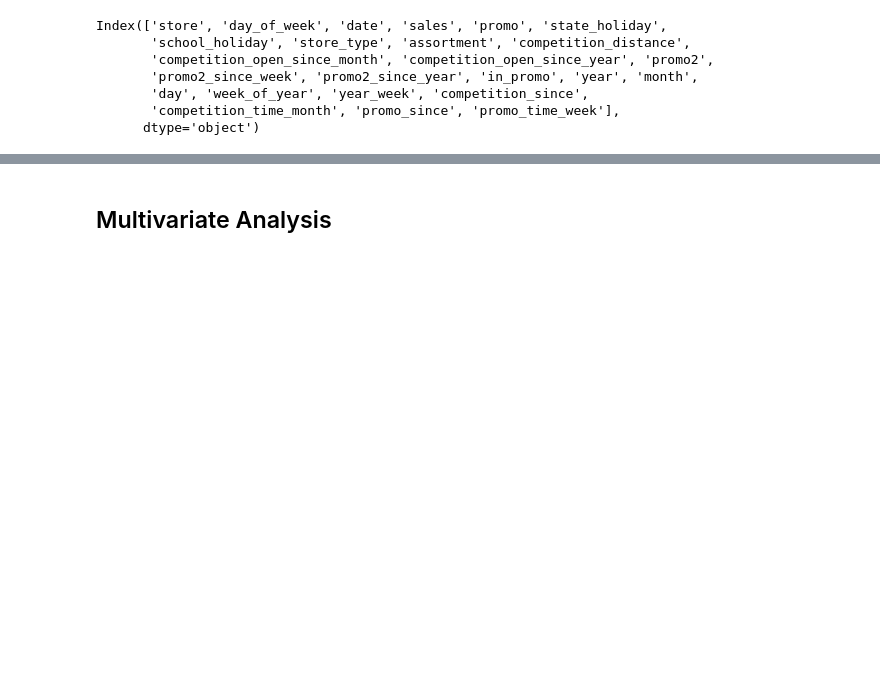
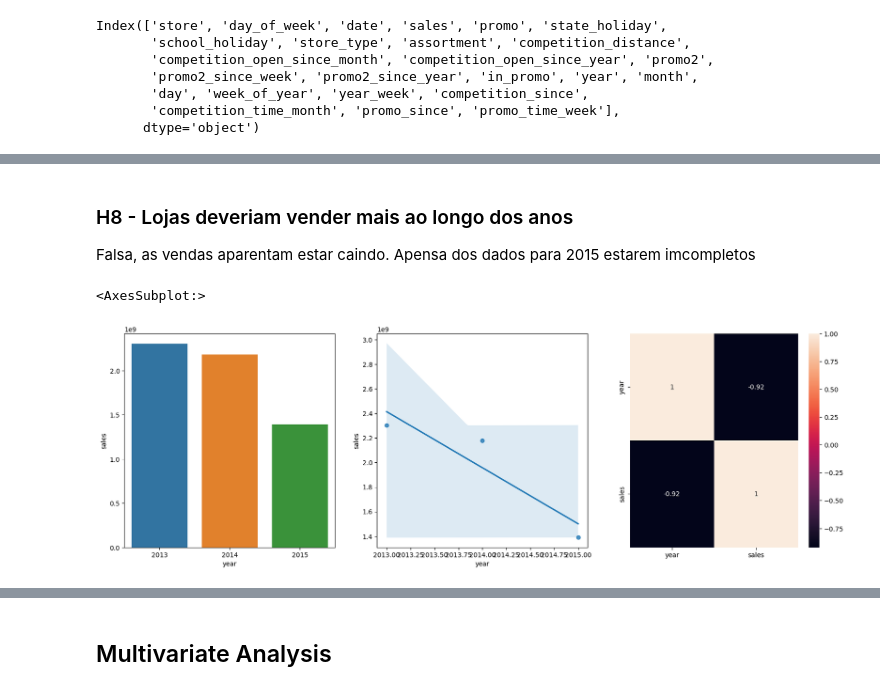
Before and after one commit to biazotogabriel/ds_em_producao, a Jupyter notebook: notebook.ipynb, the cells around one changed output, grey strips where cells are left out. Cells and saved outputs as stored; diff of their text form; code cells hidden in the pictures; blank space fills up the shorter version.

```diff
--- a/notebook.ipynb
+++ b/notebook.ipynb
@@ -560,0 +603,15 @@ Index(['store', 'day_of_week', 'date', 'sales', 'promo', 'state_holiday',
+# %% [markdown]
+### H8 - Lojas deveriam vender mais ao longo dos anos
+Falsa, as vendas aparentam estar caindo. Apensa dos dados para 2015 estarem imcompletos
+# %%
+df_aux = df4[['year', 'sales']].groupby('year').sum().reset_index()
+plt.figure(figsize=(20, 6))
+plt.subplot(1, 3, 1)
+sns.barplot(x='year', y='sales', data=df_aux)
+plt.subplot(1, 3, 2)
+sns.regplot(x='year', y='sales', data=df_aux)
+plt.subplot(1, 3, 3)
+sns.heatmap(df_aux.corr(method='pearson'), annot=True)
+# %% [output]
+<AxesSubplot:>
+[figure, added]
```
Also changed, not shown: parts of 17 cells of this notebook.
